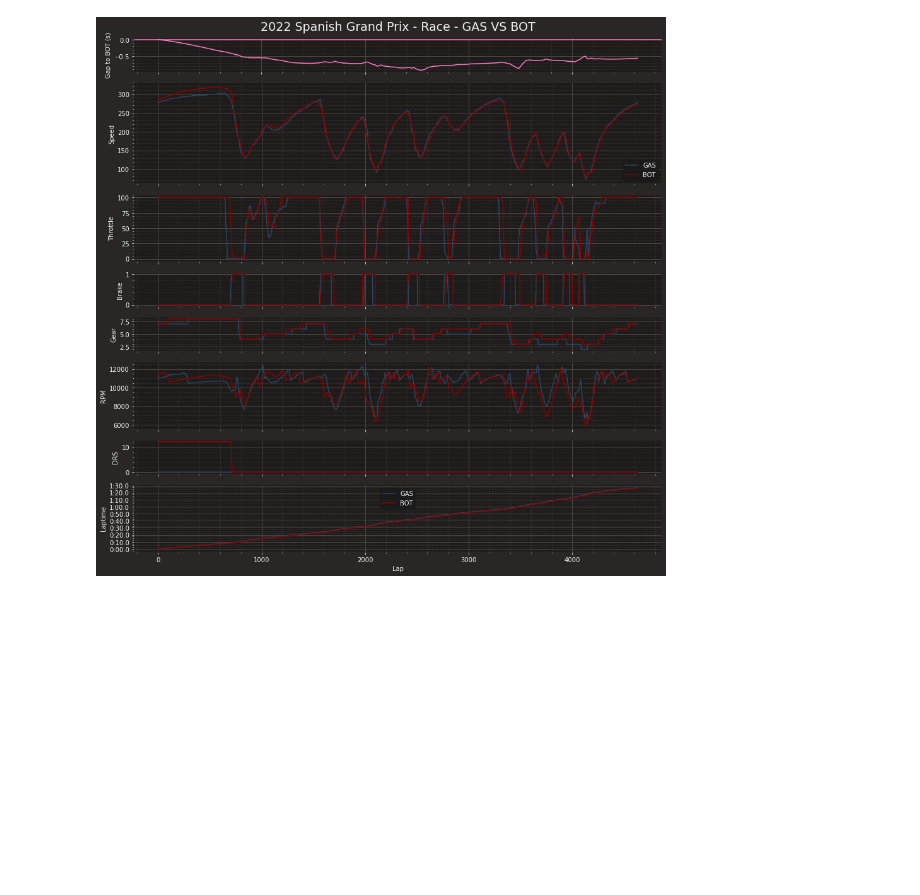
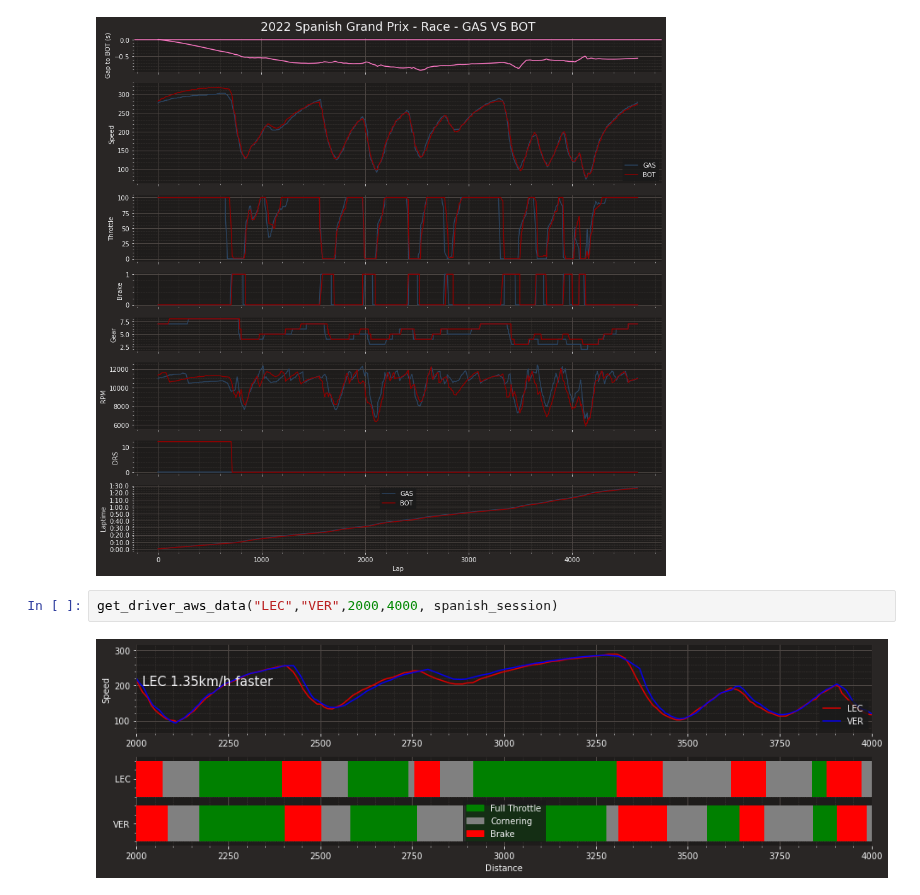
Before and after one commit to CamStevens15/F1_2022_race_analytics, a Jupyter notebook: Code_Analysis/Test.ipynb, the cells around one changed output. Cells and saved outputs as stored; diff of their text form; blank space fills up the shorter version.

```diff
--- a/Code_Analysis/Test.ipynb
+++ b/Code_Analysis/Test.ipynb
@@ -70,3 +84,7 @@ fastest_lap_comparison("GAS","TSU",spanish_session)
 get_driver_lap_comparison("GAS",'BOT', spanish_session)
 # %% [output]
 [figure]
+# %%
+get_driver_aws_data("LEC","VER",2000,4000, spanish_session)
+# %% [output]
+[figure, added]
```
Also changed, not shown: parts of 3 cells of this notebook, 5 other files.
